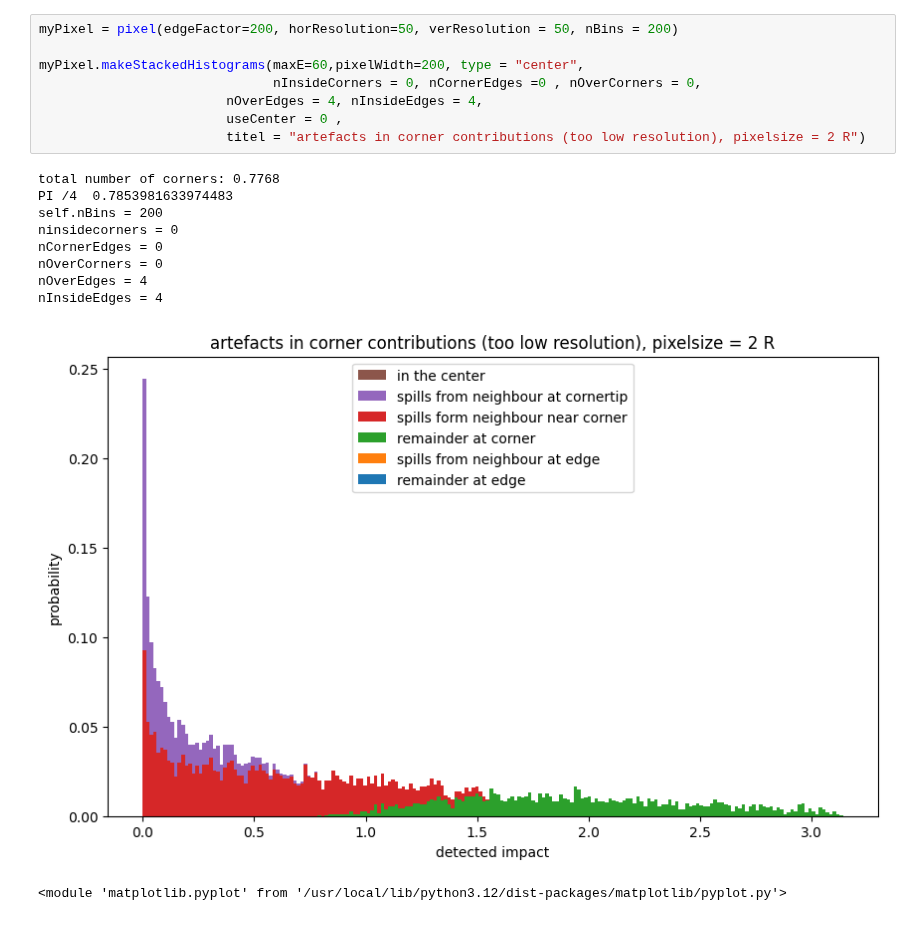
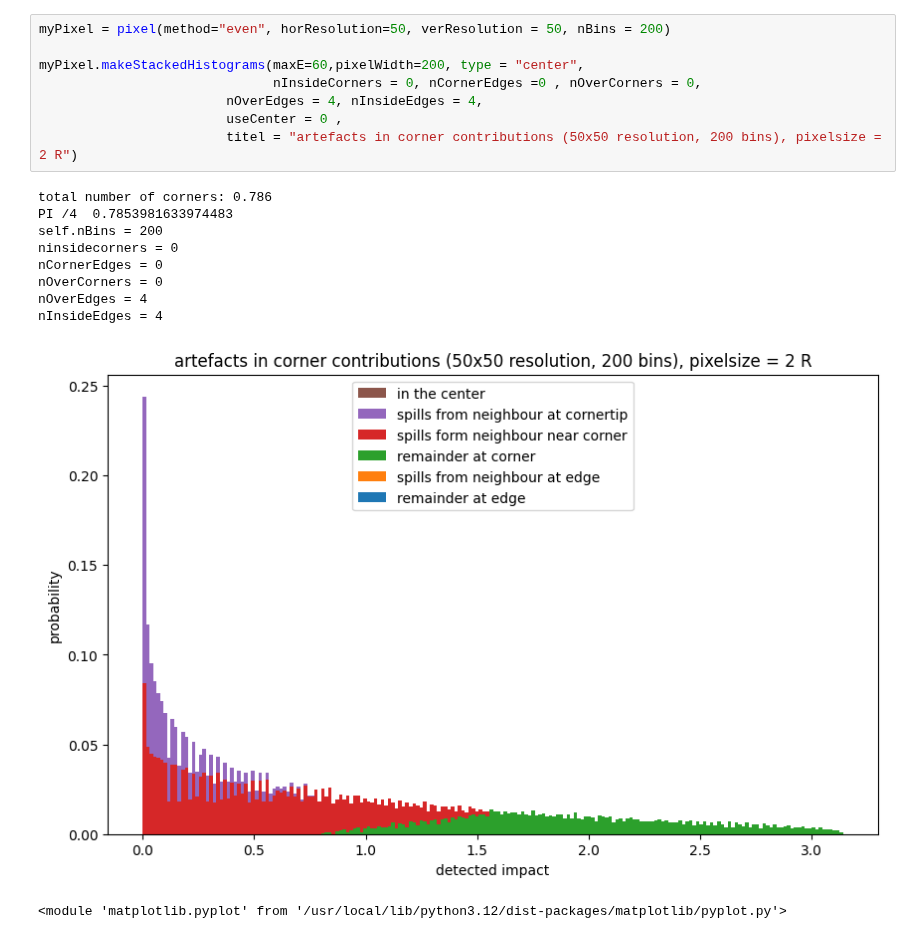
Before and after one commit to Nathanvanhimbergen/Med-Img, a Jupyter notebook: Task_4b.ipynb, the cells around one changed output. Drawn from its saved outputs; the diff is of its cells as text.

```diff
--- a/Task_4b.ipynb
+++ b/Task_4b.ipynb
@@ -369,22 +420,22 @@ nInsideEdges = 4
 [figure]
 <module 'matplotlib.pyplot' from '/usr/local/lib/python3.12/dist-packages/matplotlib/pyplot.py'>
 # %%
-myPixel = pixel(edgeFactor=200, horResolution=50, verResolution = 50, nBins = 200)
+myPixel = pixel(method="even", horResolution=50, verResolution = 50, nBins = 200)
 
 myPixel.makeStackedHistograms(maxE=60,pixelWidth=200, type = "center",
                               nInsideCorners = 0, nCornerEdges =0 , nOverCorners = 0,
                         nOverEdges = 4, nInsideEdges = 4,
                         useCenter = 0 ,
-                        titel = "artefacts in corner contributions (too low resolution), pixelsize = 2 R")
+                        titel = "artefacts in corner contributions (50x50 resolution, 200 bins), pixelsize = 2 R")
 # %% [output]
-total number of corners: 0.7768
+total number of corners: 0.786
 PI /4  0.7853981633974483
 self.nBins = 200
 ninsidecorners = 0
 nCornerEdges = 0
 nOverCorners = 0
 nOverEdges = 4
 nInsideEdges = 4
-[figure, old version]
+[figure, new version]
 <module 'matplotlib.pyplot' from '/usr/local/lib/python3.12/dist-packages/matplotlib/pyplot.py'>
 # %%
```
Also changed, not shown: parts of 9 cells of this notebook, 1 other file.
